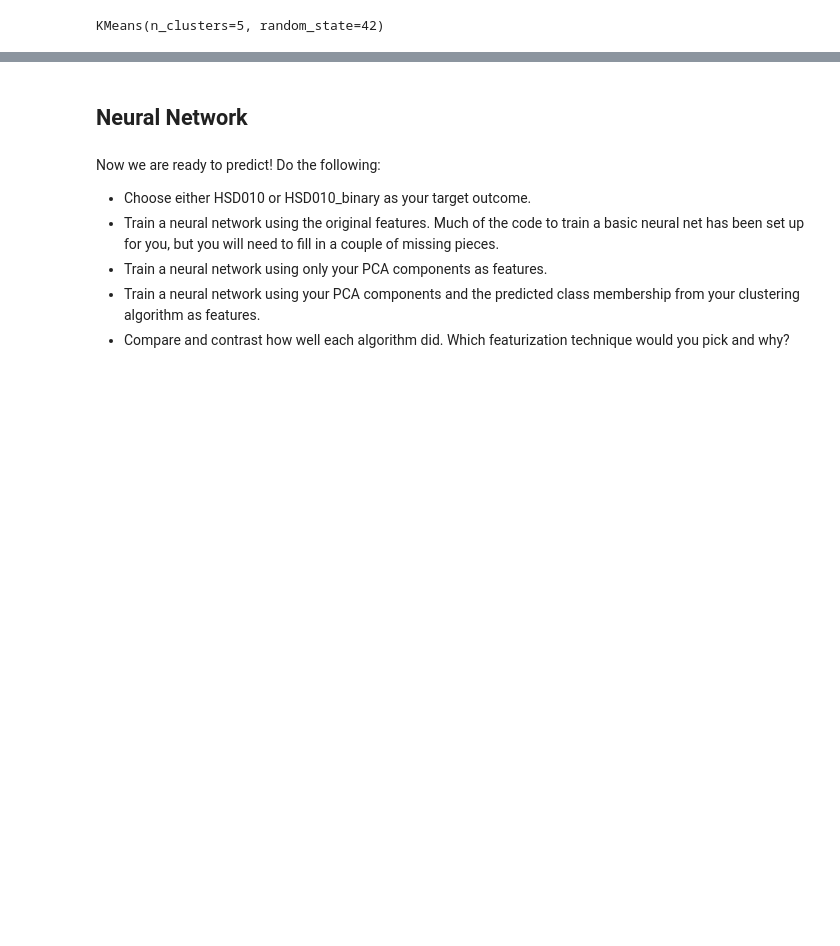
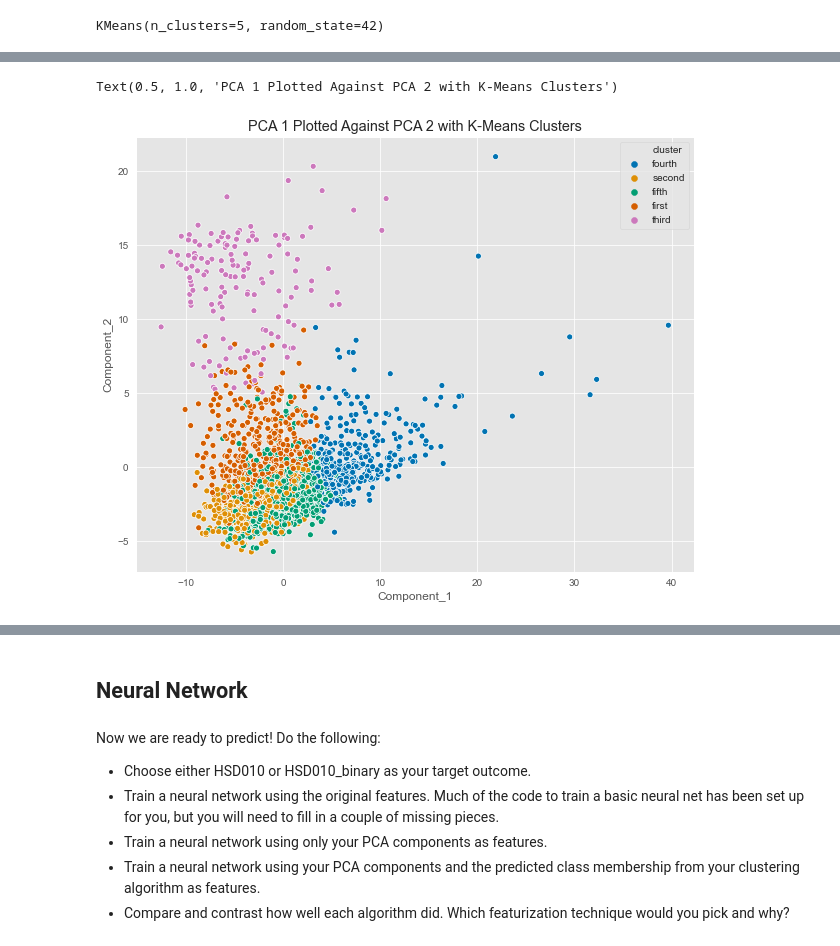
Before and after one commit to heroashman/CSS-Project-4-Team-2-Fall-2020, a Jupyter notebook: Project 4 Students.ipynb, the cells around one changed output, grey strips where cells are left out. Drawn from its saved outputs; the diff is of its cells as text; code cells hidden in the pictures; blank space fills up the shorter version.

```diff
--- a/Project 4 Students.ipynb
+++ b/Project 4 Students.ipynb
@@ -377,0 +359,10 @@ combo_df.head
+# %%
+# plot the clusters onto the first 2 PCA components
+x_axis = combo_df["Component_1"]
+y_axis = combo_df["Component_2"]
+plt.figure(figsize = (10,8))
+sns.scatterplot(x_axis, y_axis, hue = combo_df["cluster"], palette = 'colorblind')
+plt.title("PCA 1 Plotted Against PCA 2 with K-Means Clusters")
+# %% [output]
+Text(0.5, 1.0, 'PCA 1 Plotted Against PCA 2 with K-Means Clusters')
+[figure, added]
```
Also changed, not shown: parts of 28 cells of this notebook.
